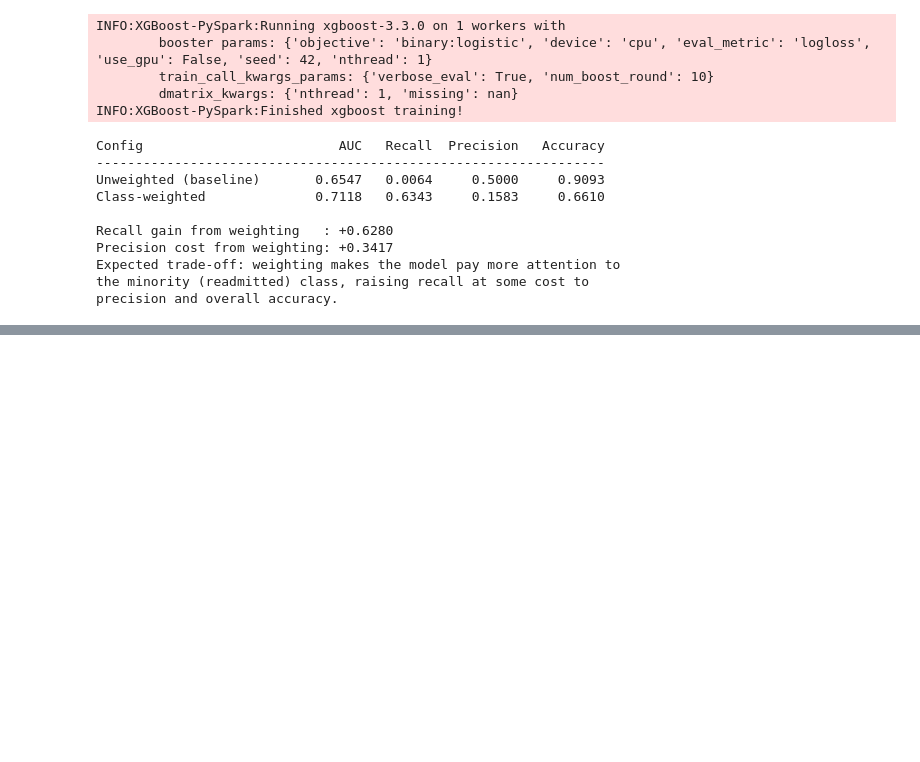
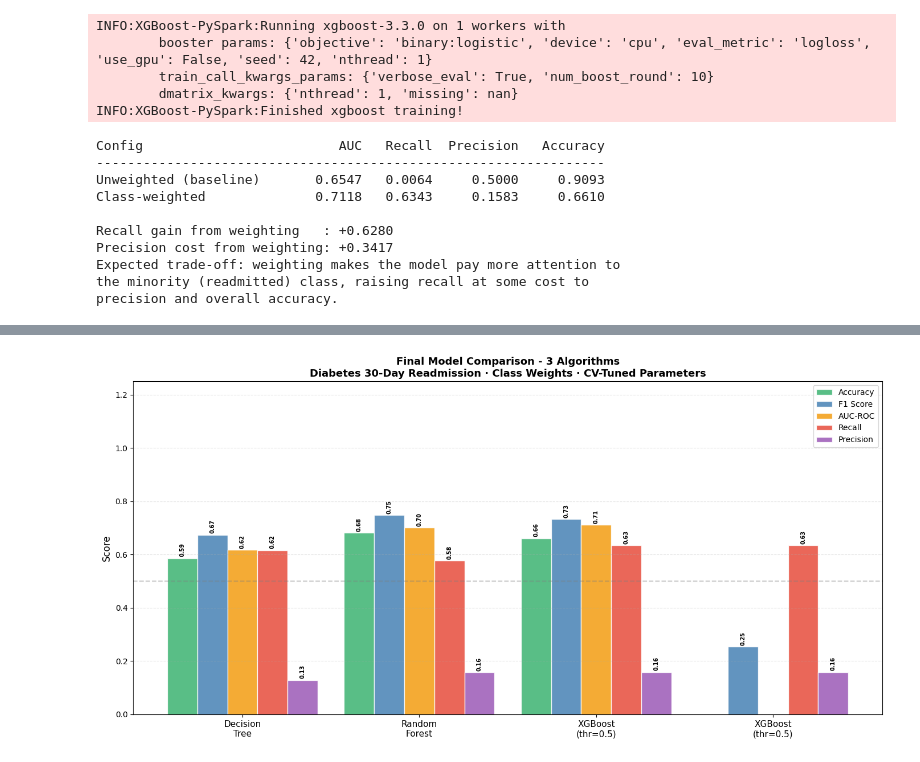
Before and after one commit to kulsoomz99/Predicting-30-Day-Hospital-Readmission-in-Diabetic-Patients, a Jupyter notebook: Diabetes_Re_Admission.ipynb, the cells around one changed output, grey strips where cells are left out. Cells and saved outputs as stored; diff of their text form; code cells hidden in the pictures; blank space fills up the shorter version.

```diff
--- a/Diabetes_Re_Admission.ipynb
+++ b/Diabetes_Re_Admission.ipynb
@@ -1069,0 +1288,46 @@ precision and overall accuracy.
+# %%
+# Final Model Comparison Bar Chart
+import numpy as np
+
+algorithms = ["Decision\nTree", "Random\nForest",
+              "XGBoost\n(thr=0.5)", f"XGBoost\n(thr={best_t})"]
+accs   = [best_dt["accuracy"],  best_rf["accuracy"],  best_xgb["accuracy"],  None]
+f1s    = [best_dt["f1"],        best_rf["f1"],        best_xgb["f1"],        f1_t_best]
+aucs   = [best_dt["auc"],       best_rf["auc"],       best_xgb["auc"],       None]
+recs   = [best_dt["recall"],    best_rf["recall"],    best_xgb["recall"],    rec_t]
+precs  = [best_dt["precision"], best_rf["precision"], best_xgb["precision"], prec_t]
+
+x, bw = range(4), 0.17
+fig, ax = plt.subplots(figsize=(14, 7))
+
+for i, (vals, lbl, clr) in enumerate([
+    (accs,  "Accuracy",   "mediumseagreen"),
+    (f1s,   "F1 Score",   "steelblue"),
+    (aucs,  "AUC-ROC",    "#F39C12"),
+    (recs,  "Recall",     "#E74C3C"),
+    (precs, "Precision",  "#9B59B6"),
+]):
+    clean = [v if v is not None else 0 for v in vals]
+    bars  = ax.bar([xi+(i-2)*bw for xi in x], clean, bw,
+                   label=lbl, color=clr, alpha=0.85, edgecolor="white")
+    for b, v in zip(bars, vals):
+        if v is not None and v > 0.01:
+            ax.text(b.get_x()+b.get_width()/2, b.get_height()+0.005,
+                    f"{v:.2f}", ha="center", va="bottom",
+                    fontsize=7, fontweight="bold", rotation=90)
+
+ax.set_xticks(list(x))
+ax.set_xticklabels(algorithms, fontsize=11)
+ax.set_ylim(0, 1.25)
+ax.set_ylabel("Score", fontsize=12)
+ax.set_title("Final Model Comparison - 3 Algorithms\n"
+             "Diabetes 30-Day Readmission · Class Weights · CV-Tuned Parameters",
+             fontsize=13, fontweight="bold")
+ax.legend(loc="upper right", fontsize=10)
+ax.axhline(y=0.5, color="gray", linestyle="--", alpha=0.4)
+ax.grid(axis="y", linestyle="--", alpha=0.3)
+plt.tight_layout()
+plt.savefig("model_comparison.png", dpi=150, bbox_inches="tight")
+plt.show()
+# %% [output]
+[figure, added]
```
Also changed, not shown: parts of 14 cells of this notebook.
